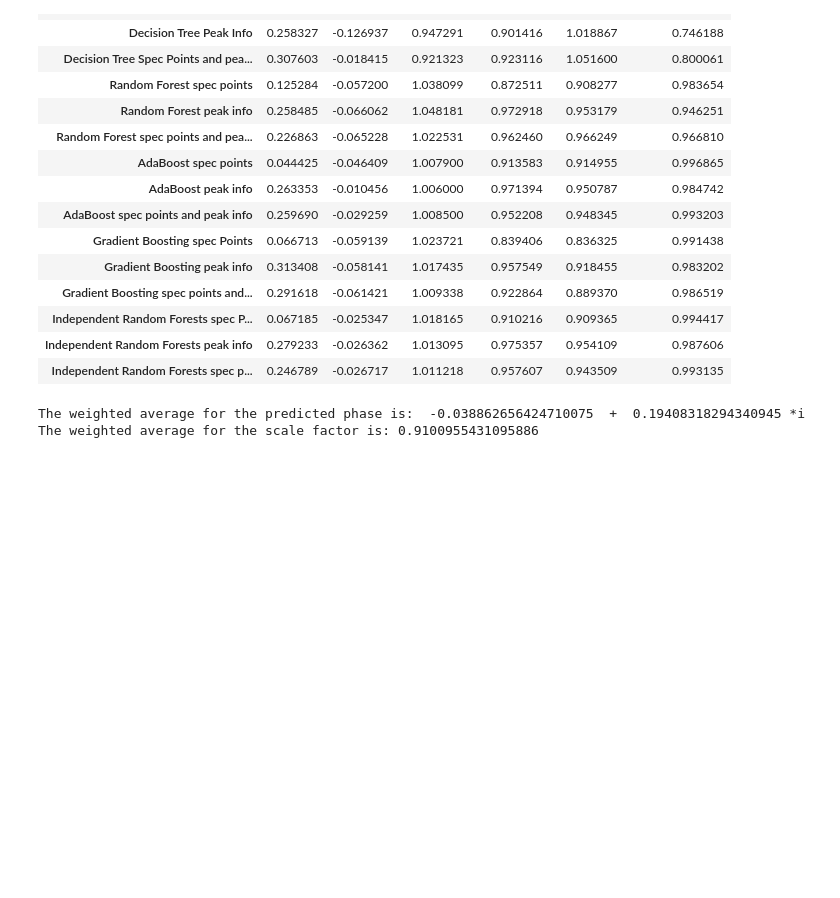
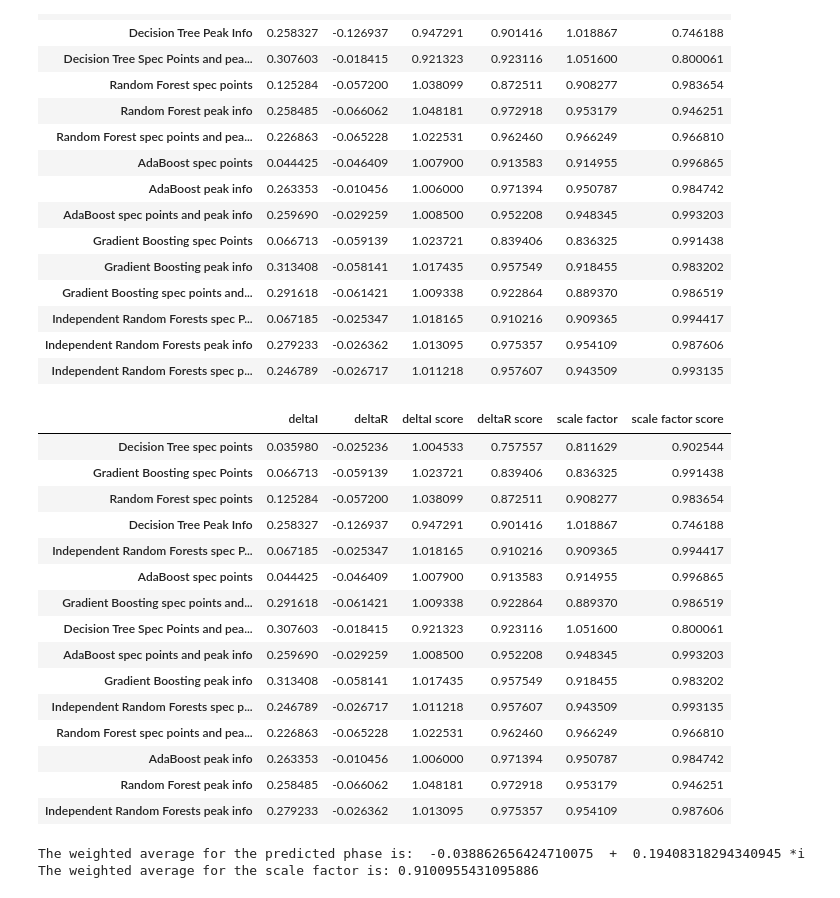
Before and after one commit to gomeslab/DS_ResearchProject_ND, a Jupyter notebook: Hexagon_Spec_Models_PS_sf_FI_180721.ipynb, the cells around one changed output. Cells and saved outputs as stored; diff of their text form; code cells hidden in the pictures; blank space fills up the shorter version.

```diff
--- a/Hexagon_Spec_Models_PS_sf_FI_180721.ipynb
+++ b/Hexagon_Spec_Models_PS_sf_FI_180721.ipynb
@@ -2135,6 +2135,26 @@ predictedPhases
 | Independent Random Forests spec P... | 0.067185 | -0.025347 | 1.018165 | 0.910216 | 0.909365 | 0.994417 |
 | Independent Random Forests peak info | 0.279233 | -0.026362 | 1.013095 | 0.975357 | 0.954109 | 0.987606 |
 | Independent Random Forests spec p... | 0.246789 | -0.026717 | 1.011218 | 0.957607 | 0.943509 | 0.993135 |
+# %%
+# Sorting Predicted Phases Dataframe
+predictedPhases.sort_values(by=['deltaR score'])
+# %% [output]
+|  | deltaI | deltaR | deltaI score | deltaR score | scale factor | scale factor score |
+| Decision Tree spec points | 0.035980 | -0.025236 | 1.004533 | 0.757557 | 0.811629 | 0.902544 |
+| Gradient Boosting spec Points | 0.066713 | -0.059139 | 1.023721 | 0.839406 | 0.836325 | 0.991438 |
+| Random Forest spec points | 0.125284 | -0.057200 | 1.038099 | 0.872511 | 0.908277 | 0.983654 |
+| Decision Tree Peak Info | 0.258327 | -0.126937 | 0.947291 | 0.901416 | 1.018867 | 0.746188 |
+| Independent Random Forests spec P... | 0.067185 | -0.025347 | 1.018165 | 0.910216 | 0.909365 | 0.994417 |
+| AdaBoost spec points | 0.044425 | -0.046409 | 1.007900 | 0.913583 | 0.914955 | 0.996865 |
+| Gradient Boosting spec points and... | 0.291618 | -0.061421 | 1.009338 | 0.922864 | 0.889370 | 0.986519 |
+| Decision Tree Spec Points and pea... | 0.307603 | -0.018415 | 0.921323 | 0.923116 | 1.051600 | 0.800061 |
+| AdaBoost spec points and peak info | 0.259690 | -0.029259 | 1.008500 | 0.952208 | 0.948345 | 0.993203 |
+| Gradient Boosting peak info | 0.313408 | -0.058141 | 1.017435 | 0.957549 | 0.918455 | 0.983202 |
+| Independent Random Forests spec p... | 0.246789 | -0.026717 | 1.011218 | 0.957607 | 0.943509 | 0.993135 |
+| Random Forest spec points and pea... | 0.226863 | -0.065228 | 1.022531 | 0.962460 | 0.966249 | 0.966810 |
+| AdaBoost peak info | 0.263353 | -0.010456 | 1.006000 | 0.971394 | 0.950787 | 0.984742 |
+| Random Forest peak info | 0.258485 | -0.066062 | 1.048181 | 0.972918 | 0.953179 | 0.946251 |
+| Independent Random Forests peak info | 0.279233 | -0.026362 | 1.013095 | 0.975357 | 0.954109 | 0.987606 |
 # %%
 # Predictions with 0.95 or lower scores excluded
 GoodPredictedDeltaI = predictedPhases.drop(['Decision Tree Spec Points and peak info', 'Decision Tree Peak Info'], axis = 0)
```
Also changed, not shown: parts of 1 cell of this notebook, 33 other files.
